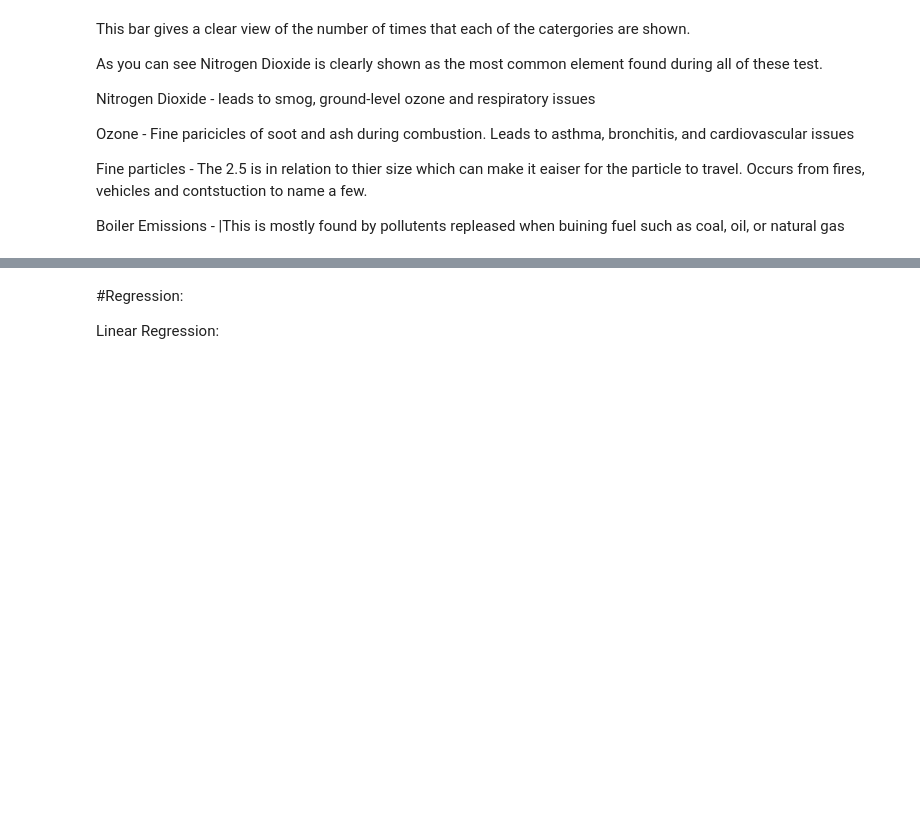
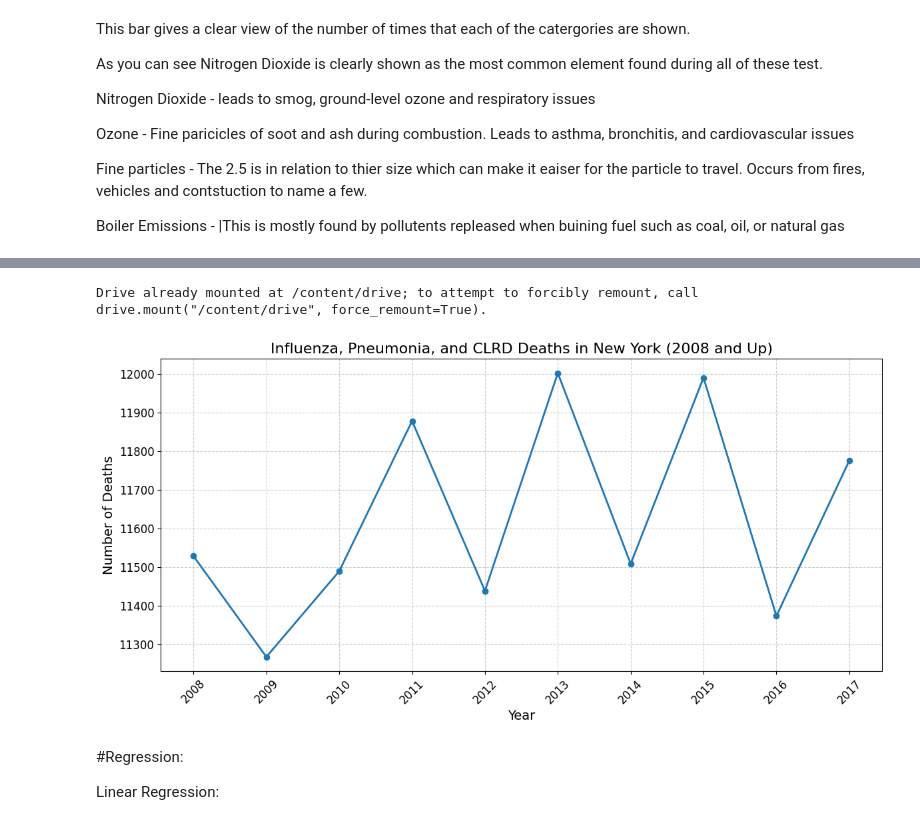
Before and after one commit to ipark3/Hank-Ian, a Jupyter notebook: GitHub Project/dataset/code/Final.ipynb, the cells around one changed output, grey strips where cells are left out. Drawn from its saved outputs; the diff is of its cells as text; code cells hidden in the pictures; blank space fills up the shorter version.

```diff
--- a/GitHub Project/dataset/code/Final.ipynb
+++ b/GitHub Project/dataset/code/Final.ipynb
@@ -172,4 +172,44 @@ Drive already mounted at /content/drive; to attempt to forcibly remount, call dr
 [figure]
+# %%
+import pandas as pd
+import matplotlib.pyplot as plt
+
+# Mount Google Drive
+drive.mount('/content/drive')
+
+# Load the dataset
+df = pd.read_csv('/content/drive/MyDrive/Personal/NCHS_-_Leading_Causes_of_Death__United_States.csv')
+
+# Filter data
+ny_combined_conditions = df[
+    (df['State'] == 'New York') &
+    (df['Year'] >= 2008) &
+    (df['Cause Name'].str.contains('Influenza|Pneumonia|CLRD', case=False, na=False))
+]
+
+# Group by year
+ny_combined_conditions_timeline = ny_combined_conditions.groupby('Year')['Deaths'].sum().reset_index()
+
+# Create the timeline chart
+plt.figure(figsize=(12, 6))
+plt.plot(ny_combined_conditions_timeline['Year'], ny_combined_conditions_timeline['Deaths'], marker='o', linestyle='-', linewidth=2)
+
+# Add titles and labels
+plt.title('Influenza, Pneumonia, and CLRD Deaths in New York (2008 and Up)', fontsize=16)
+plt.xlabel('Year', fontsize=14)
+plt.ylabel('Number of Deaths', fontsize=14)
+
+# Customize grid and style
+plt.grid(True, linestyle='--', alpha=0.6)
+plt.xticks(ny_combined_conditions_timeline['Year'], rotation=45, fontsize=12)
+plt.yticks(fontsize=12)
+
+# Show the plot
+plt.tight_layout()
+plt.show()
+# %% [output]
+Drive already mounted at /content/drive; to attempt to forcibly remount, call drive.mount("/content/drive", force_remount=True).
+[figure, added]
 # %% [markdown]
 #Regression:
 
```
Also changed, not shown: parts of 1 cell of this notebook.
